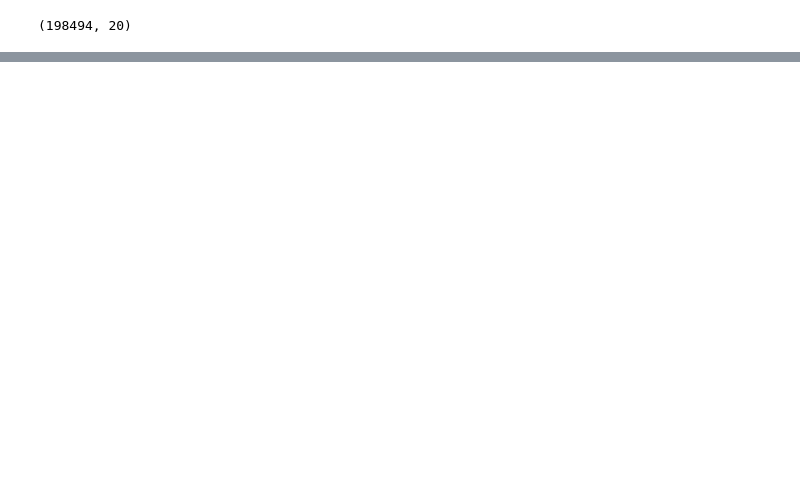
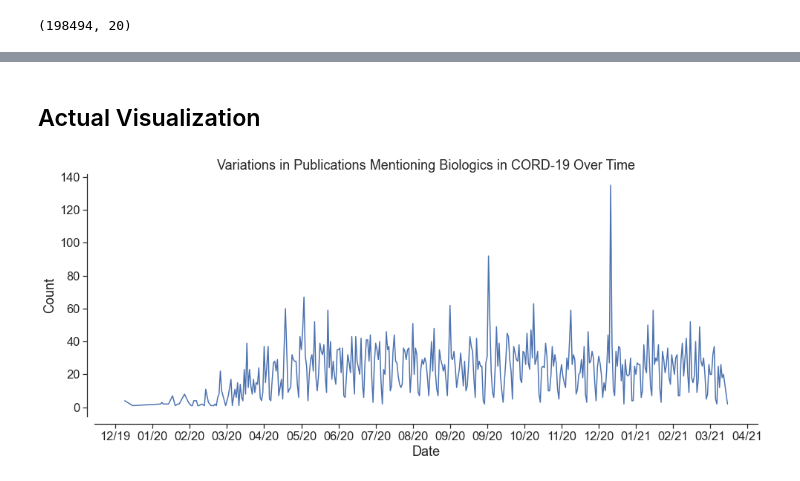
Before and after one commit to COVID19-DVRN/project_21_clinical_trials_during_covid_19_pandemic, a Jupyter notebook: cord_19/cord_19_vs_fda.ipynb, the cells around one changed output, grey strips where cells are left out. Saved outputs shown, nothing was run; the diff lists cells and outputs as text; code cells hidden in the pictures; blank space fills up the shorter version.

Commit message:
Code now includes search mechanism for biologics within abstracts as well as two visualizations.

```diff
--- a/cord_19/cord_19_vs_fda.ipynb
+++ b/cord_19/cord_19_vs_fda.ipynb
@@ -54,0 +107,4 @@ KeyboardInterrupt:
+# %%
+#23,848 rows
+len(drug_date_df)
+drug_date_df["date_date"] = pd.to_datetime(drug_date_df["date"], format = "%Y-%m-%d")
@@ -54,0 +113,4 @@ KeyboardInterrupt:
+# %%
+drug_date_df_no_hydroxy = drug_date_df.loc[drug_date_df["drug"] != "hydroxychloroquine"]
+drug_date_df_no_hydroxy.shape
+#23,848 rows to #19,824 rows
@@ -54,0 +121,6 @@ KeyboardInterrupt:
+# %%
+drug_date_df_no_hydroxy = drug_date_df_no_hydroxy[(drug_date_df_no_hydroxy.date != "2019") &
+                                                  (drug_date_df_no_hydroxy.date != "2020") &
+                                                  (drug_date_df_no_hydroxy.date != "2021")&
+                                                  (drug_date_df_no_hydroxy.date.notnull())]
+drug_date_df_no_hydroxy #9,304 rows
@@ -54,0 +145,6 @@ KeyboardInterrupt:
+# %%
+drug_date_df_no_hydroxy = drug_date_df_no_hydroxy.sort_values(by = "date_date")
+date_count = drug_date_df_no_hydroxy.groupby(["date_date"]).agg(func = "count")
+date_count = date_count.reset_index()
+date_count = date_count[date_count["date_date"] <= "2021-03-29"]
+date_count
@@ -54,0 +165,17 @@ KeyboardInterrupt:
+# %% [markdown]
+## Actual Visualization
+# %%
+fig, ax = plt.subplots(figsize=(16, 6))
+sns.set_style("ticks")
+plot = sns.lineplot(data = date_count,
+             x = "date_date",
+             y = "drug")
+sns.despine(offset = 10)
+ax.set(xlabel="Date",
+       ylabel="Count",
+       title="Variations in Publications Mentioning Biologics in CORD-19 Over Time")
+ax.xaxis.set_major_locator(mdates.WeekdayLocator(interval=4))
+ax.xaxis.set_major_formatter(DateFormatter("%m/%y"))
+ax.figure.savefig("210403_drug_time.tiff")
+# %% [output]
+[figure, added]
```
Also changed, not shown: parts of 38 cells of this notebook.
